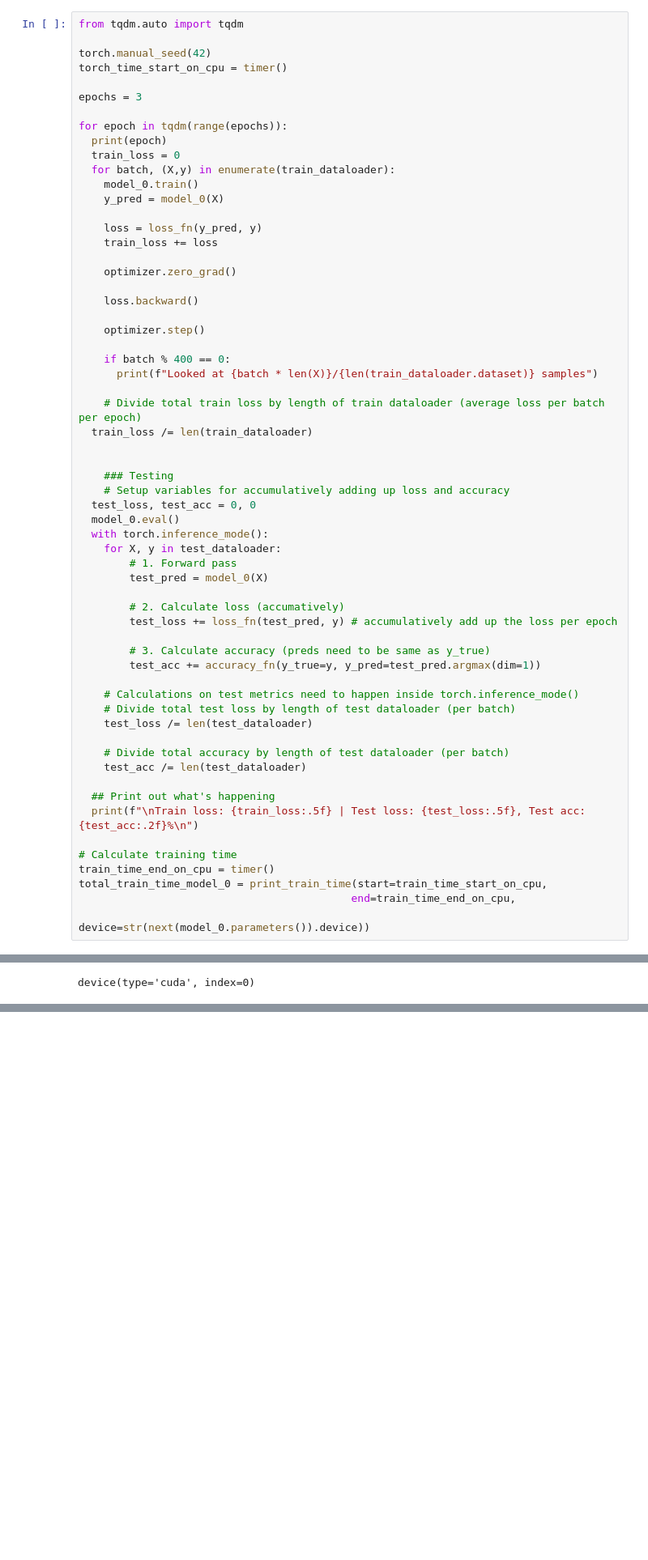
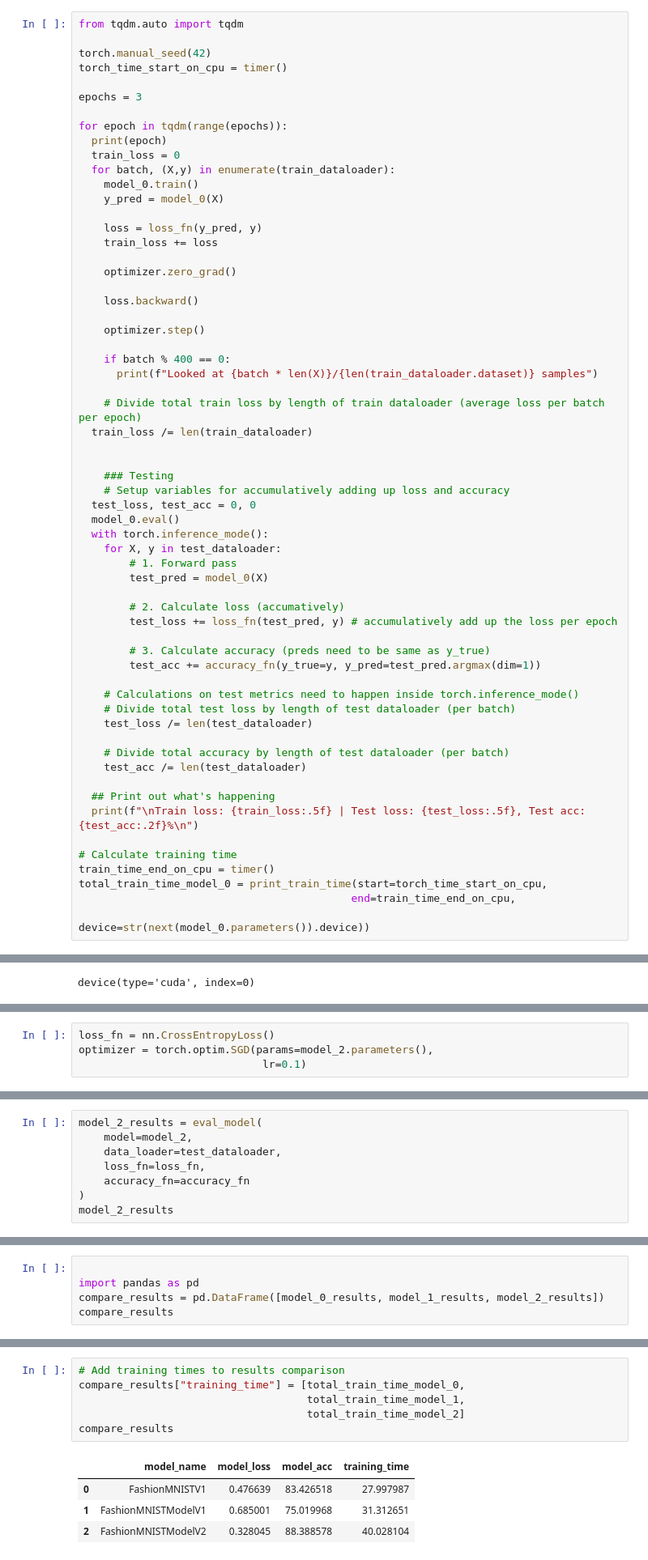
Before and after one commit to kla55/Pytorch_learning, a Jupyter notebook: Pytorch_youtube/FreeCodeAcademy/03_Computer_Vision.ipynb, the cells around one changed output, grey strips where cells are left out. Shown at 81% size. Cells and saved outputs as stored; diff of their text form; blank space fills up the shorter version.

```diff
--- a/Pytorch_youtube/FreeCodeAcademy/03_Computer_Vision.ipynb
+++ b/Pytorch_youtube/FreeCodeAcademy/03_Computer_Vision.ipynb
@@ -339,7 +337,7 @@ for epoch in tqdm(range(epochs)):
 
 # Calculate training time
 train_time_end_on_cpu = timer()
-total_train_time_model_0 = print_train_time(start=train_time_start_on_cpu,
+total_train_time_model_0 = print_train_time(start=torch_time_start_on_cpu,
                                            end=train_time_end_on_cpu,
                                            device=str(next(model_0.parameters()).device))
 # %% [output]
@@ -718,0 +833,4 @@ model_2
+# %%
+loss_fn = nn.CrossEntropyLoss()
+optimizer = torch.optim.SGD(params=model_2.parameters(),
+                             lr=0.1)
@@ -718,0 +883,8 @@ model_2
+# %%
+model_2_results = eval_model(
+    model=model_2,
+    data_loader=test_dataloader,
+    loss_fn=loss_fn,
+    accuracy_fn=accuracy_fn
+)
+model_2_results
@@ -718,0 +895,5 @@ model_2
+# %%
+
+import pandas as pd
+compare_results = pd.DataFrame([model_0_results, model_1_results, model_2_results])
+compare_results
@@ -718,0 +905,11 @@ model_2
+# %%
+# Add training times to results comparison
+compare_results["training_time"] = [total_train_time_model_0,
+                                    total_train_time_model_1,
+                                    total_train_time_model_2]
+compare_results
+# %% [output]
+|  | model_name | model_loss | model_acc | training_time |
+| 0 | FashionMNISTV1 | 0.476639 | 83.426518 | 27.997987 |
+| 1 | FashionMNISTModelV1 | 0.685001 | 75.019968 | 31.312651 |
+| 2 | FashionMNISTModelV2 | 0.328045 | 88.388578 | 40.028104 |
```
Also changed, not shown: parts of 27 cells of this notebook.
